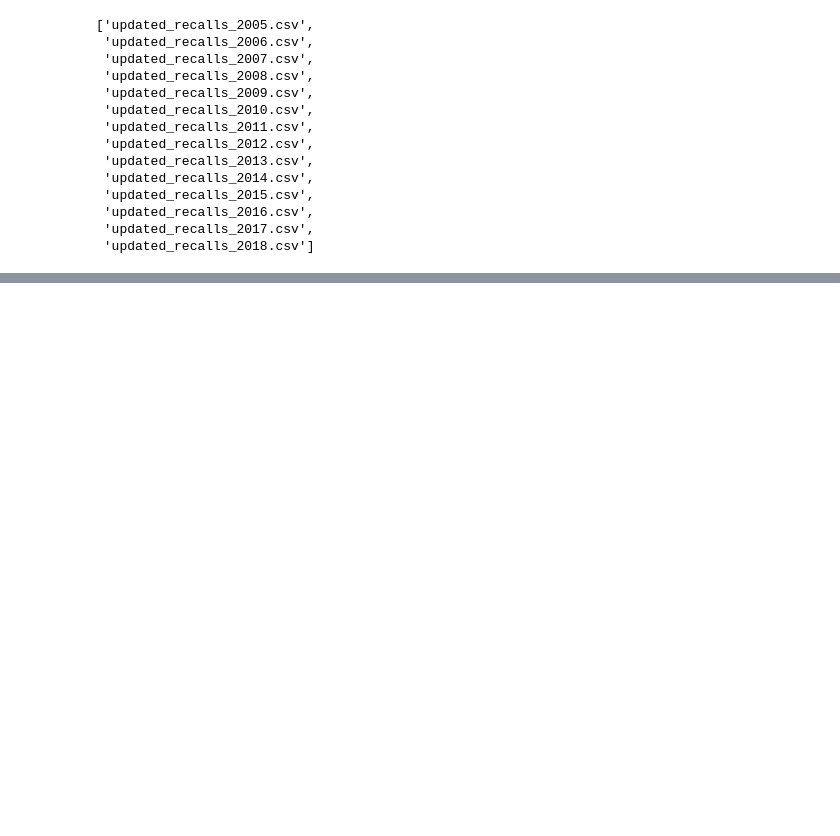
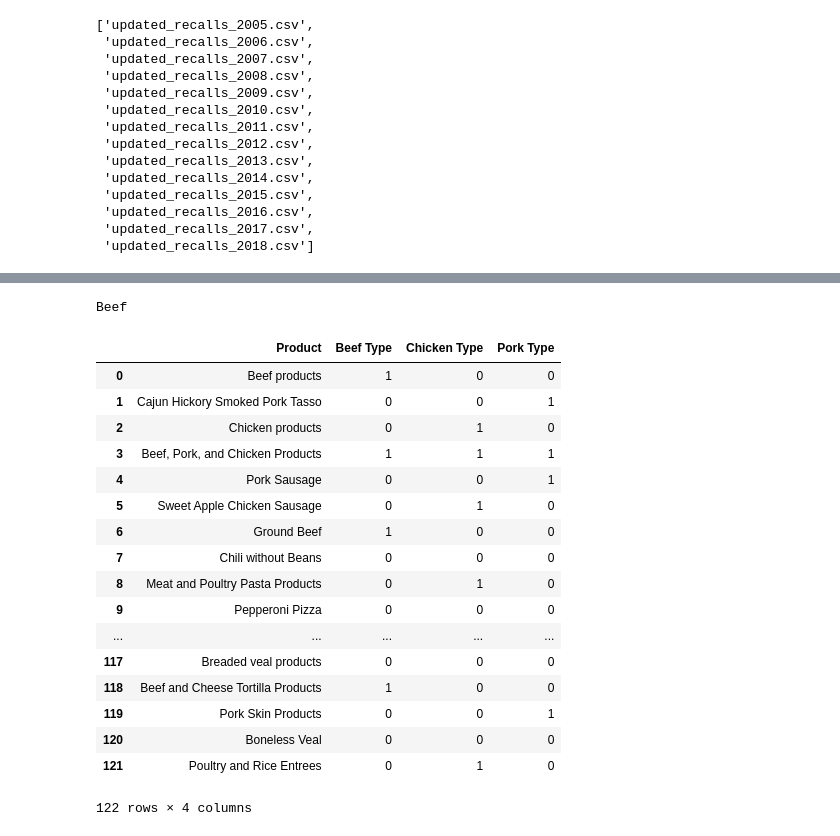
Before and after one commit to yemikifouly/food-recalls-analysis, a Jupyter notebook: data_cleaning_and_preparation.ipynb, the cells around one changed output, grey strips where cells are left out. Cells and saved outputs as stored; diff of their text form; code cells hidden in the pictures; blank space fills up the shorter version.

Commit message:
One hot encoding of products where we have chicken, pork and beef

```diff
--- a/data_cleaning_and_preparation.ipynb
+++ b/data_cleaning_and_preparation.ipynb
@@ -583,8 +583,8 @@ This is what our Recall Reason summary table looks like after the above changes
 
 For now, the dataframes are a bit cleaner and a bit closer to be combined into one useful dataframe.
 # %%
-recalls_16 = df_dict[2016]
-slice = recalls_16[:20]
+recalls = df_dict[2016]
+slice = recalls[:20]
 slice
 # %% [output]
 |  | Recall Number | Recall Date | Risk Level | Product | Recall Reason | Pounds Recalled |
@@ -634,0 +637,5 @@ for idx, (year, df) in enumerate(df_dict.items()):
+# %%
+beef_pattern = r'beef'
+recalls_beef = pd.DataFrame(recalls['Product'].str.contains(beef_pattern, flags=re.I).astype('int64'))
+recalls_beef = recalls_beef.rename({'Product': 'Beef Type'}, axis=1)
+recalls_beef.head()
@@ -634,0 +649,5 @@ for idx, (year, df) in enumerate(df_dict.items()):
+# %%
+chicken_pattern = r'chicken|poultry'
+recalls_chicken = pd.DataFrame(recalls['Product'].str.contains(chicken_pattern, flags=re.I).astype('int64'))
+recalls_chicken = recalls_chicken.rename({'Product': 'Chicken Type'}, axis=1)
+recalls_chicken.head()
@@ -634,0 +661,5 @@ for idx, (year, df) in enumerate(df_dict.items()):
+# %%
+pork_pattern = r'pork'
+recalls_pork = pd.DataFrame(recalls['Product'].str.contains(pork_pattern, flags=re.I).astype('int64'))
+recalls_pork = recalls_pork.rename({'Product': 'Pork Type'}, axis=1)
+recalls_pork.head()
@@ -634,0 +673,26 @@ for idx, (year, df) in enumerate(df_dict.items()):
+# %%
+types = pd.Series(['Beef', 'Chicken', 'Pork'])
+print(types[[True, False, False]].iloc[0])
+# %% [output]
+Beef
+# %%
+pd.concat([recalls['Product'], recalls_beef, recalls_chicken, recalls_pork], axis=1)
+# %% [output]
+|  | Product | Beef Type | Chicken Type | Pork Type |
+| 0 | Beef products | 1 | 0 | 0 |
+| 1 | Cajun Hickory Smoked Pork Tasso | 0 | 0 | 1 |
+| 2 | Chicken products | 0 | 1 | 0 |
+| 3 | Beef, Pork, and Chicken Products | 1 | 1 | 1 |
+| 4 | Pork Sausage | 0 | 0 | 1 |
+| 5 | Sweet Apple Chicken Sausage | 0 | 1 | 0 |
+| 6 | Ground Beef | 1 | 0 | 0 |
+| 7 | Chili without Beans | 0 | 0 | 0 |
+| 8 | Meat and Poultry Pasta Products | 0 | 1 | 0 |
+| 9 | Pepperoni Pizza | 0 | 0 | 0 |
+| ... | ... | ... | ... | ... |
+| 117 | Breaded veal products | 0 | 0 | 0 |
+| 118 | Beef and Cheese Tortilla Products | 1 | 0 | 0 |
+| 119 | Pork Skin Products | 0 | 0 | 1 |
+| 120 | Boneless Veal | 0 | 0 | 0 |
+| 121 | Poultry and Rice Entrees | 0 | 1 | 0 |
+122 rows × 4 columns
```
Also changed, not shown: parts of 4 cells of this notebook.
